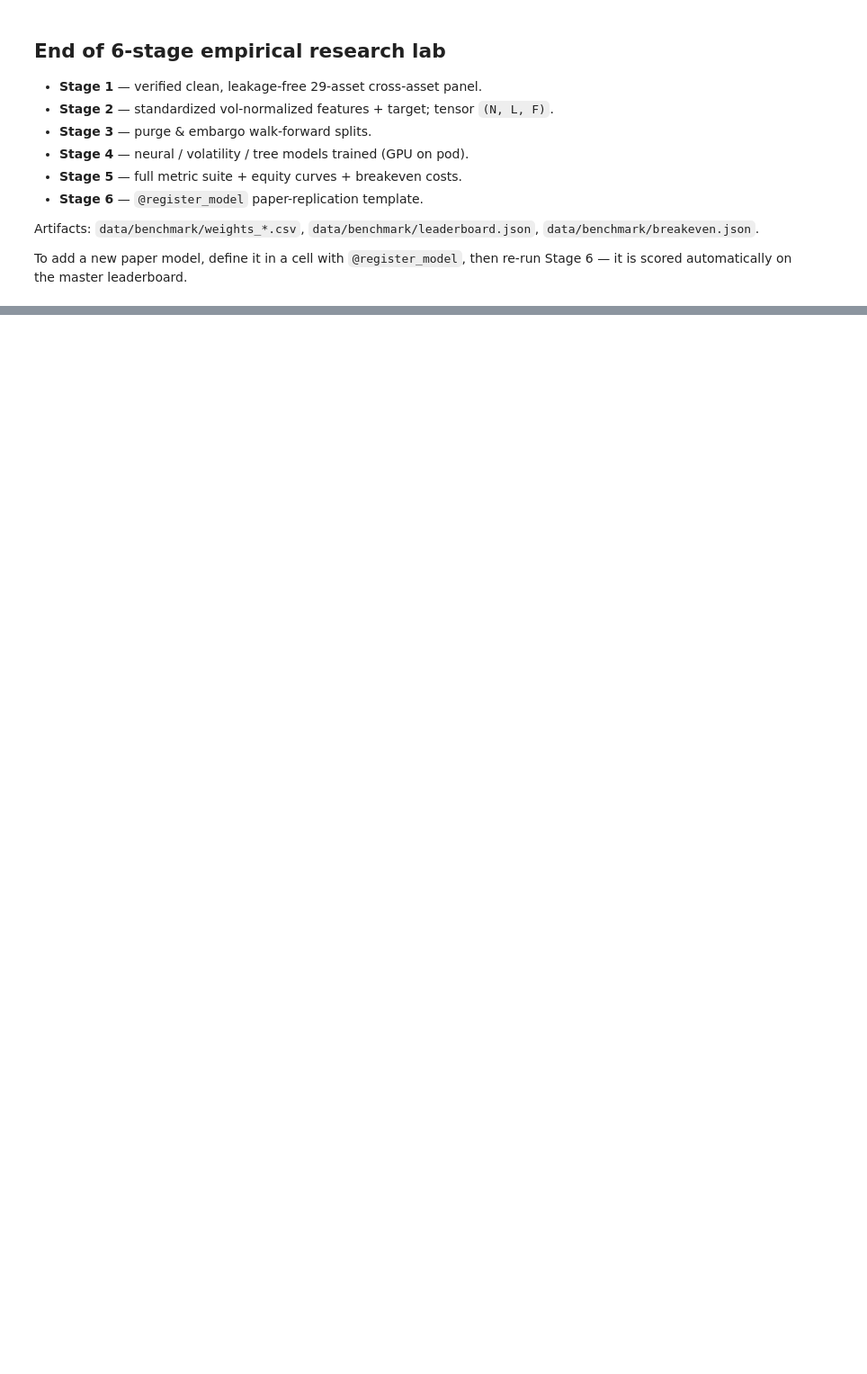
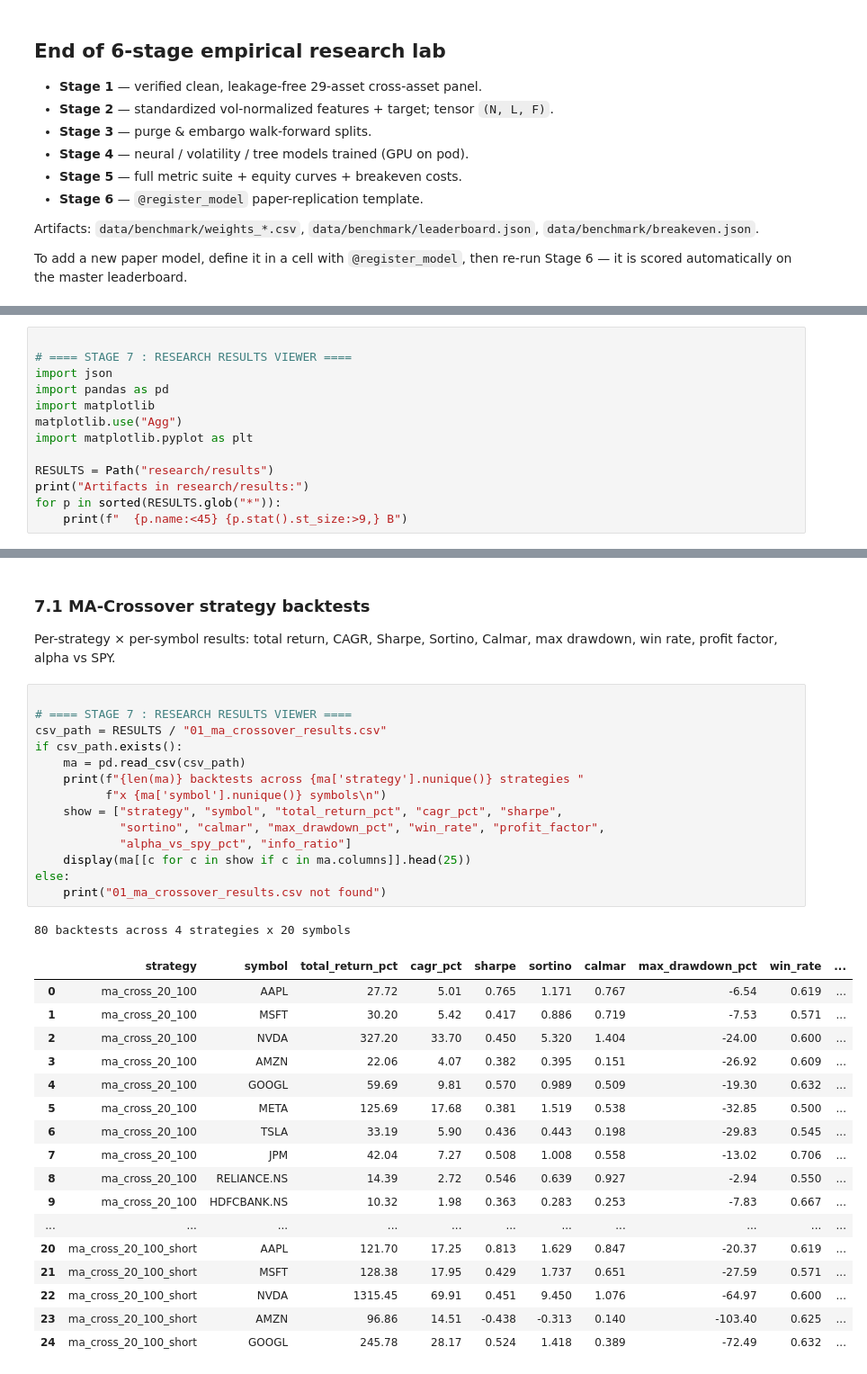
Before and after one commit to Priyatanshu2002/Quant-Dashboard, a Jupyter notebook: research/notebooks/01_empirical_research_lab.ipynb, the cells around one changed output, grey strips where cells are left out. Shown at 90% size. Cells and saved outputs as stored; diff of their text form; blank space fills up the shorter version.

```diff
--- a/research/notebooks/01_empirical_research_lab.ipynb
+++ b/research/notebooks/01_empirical_research_lab.ipynb
@@ -565,0 +734,13 @@ re-run Stage 6 — it is scored automatically on the master leaderboard.
+# %%
+
+# ==== STAGE 7 : RESEARCH RESULTS VIEWER ====
+import json
+import pandas as pd
+import matplotlib
+matplotlib.use("Agg")
+import matplotlib.pyplot as plt
+
+RESULTS = Path("research/results")
+print("Artifacts in research/results:")
+for p in sorted(RESULTS.glob("*")):
+    print(f"  {p.name:<45} {p.stat().st_size:>9,} B")
@@ -565,0 +756,37 @@ re-run Stage 6 — it is scored automatically on the master leaderboard.
+# %% [markdown]
+### 7.1 MA-Crossover strategy backtests
+
+Per-strategy × per-symbol results: total return, CAGR, Sharpe, Sortino, Calmar, max drawdown, win rate, profit factor, alpha vs SPY.
+# %%
+
+# ==== STAGE 7 : RESEARCH RESULTS VIEWER ====
+csv_path = RESULTS / "01_ma_crossover_results.csv"
+if csv_path.exists():
+    ma = pd.read_csv(csv_path)
+    print(f"{len(ma)} backtests across {ma['strategy'].nunique()} strategies "
+          f"x {ma['symbol'].nunique()} symbols\n")
+    show = ["strategy", "symbol", "total_return_pct", "cagr_pct", "sharpe",
+            "sortino", "calmar", "max_drawdown_pct", "win_rate", "profit_factor",
+            "alpha_vs_spy_pct", "info_ratio"]
+    display(ma[[c for c in show if c in ma.columns]].head(25))
+else:
+    print("01_ma_crossover_results.csv not found")
+# %% [output]
+80 backtests across 4 strategies x 20 symbols
+|  | strategy | symbol | total_return_pct | cagr_pct | sharpe | sortino | calmar | max_drawdown_pct | win_rate | ... |
+| 0 | ma_cross_20_100 | AAPL | 27.72 | 5.01 | 0.765 | 1.171 | 0.767 | -6.54 | 0.619 | ... |
+| 1 | ma_cross_20_100 | MSFT | 30.20 | 5.42 | 0.417 | 0.886 | 0.719 | -7.53 | 0.571 | ... |
+| 2 | ma_cross_20_100 | NVDA | 327.20 | 33.70 | 0.450 | 5.320 | 1.404 | -24.00 | 0.600 | ... |
+| 3 | ma_cross_20_100 | AMZN | 22.06 | 4.07 | 0.382 | 0.395 | 0.151 | -26.92 | 0.609 | ... |
+| 4 | ma_cross_20_100 | GOOGL | 59.69 | 9.81 | 0.570 | 0.989 | 0.509 | -19.30 | 0.632 | ... |
+| 5 | ma_cross_20_100 | META | 125.69 | 17.68 | 0.381 | 1.519 | 0.538 | -32.85 | 0.500 | ... |
+| 6 | ma_cross_20_100 | TSLA | 33.19 | 5.90 | 0.436 | 0.443 | 0.198 | -29.83 | 0.545 | ... |
+| 7 | ma_cross_20_100 | JPM | 42.04 | 7.27 | 0.508 | 1.008 | 0.558 | -13.02 | 0.706 | ... |
+| 8 | ma_cross_20_100 | RELIANCE.NS | 14.39 | 2.72 | 0.546 | 0.639 | 0.927 | -2.94 | 0.550 | ... |
+| 9 | ma_cross_20_100 | HDFCBANK.NS | 10.32 | 1.98 | 0.363 | 0.283 | 0.253 | -7.83 | 0.667 | ... |
+| ... | ... | ... | ... | ... | ... | ... | ... | ... | ... | ... |
+| 20 | ma_cross_20_100_short | AAPL | 121.70 | 17.25 | 0.813 | 1.629 | 0.847 | -20.37 | 0.619 | ... |
+| 21 | ma_cross_20_100_short | MSFT | 128.38 | 17.95 | 0.429 | 1.737 | 0.651 | -27.59 | 0.571 | ... |
+| 22 | ma_cross_20_100_short | NVDA | 1315.45 | 69.91 | 0.451 | 9.450 | 1.076 | -64.97 | 0.600 | ... |
+| 23 | ma_cross_20_100_short | AMZN | 96.86 | 14.51 | -0.438 | -0.313 | 0.140 | -103.40 | 0.625 | ... |
+| 24 | ma_cross_20_100_short | GOOGL | 245.78 | 28.17 | 0.524 | 1.418 | 0.389 | -72.49 | 0.632 | ... |
```
Also changed, not shown: parts of 24 cells of this notebook, 5 other files.
